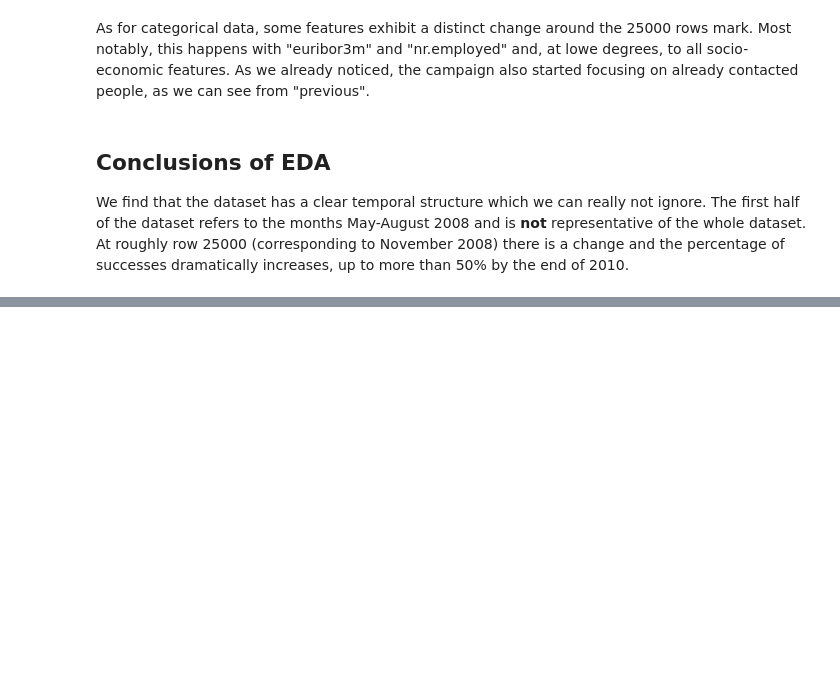
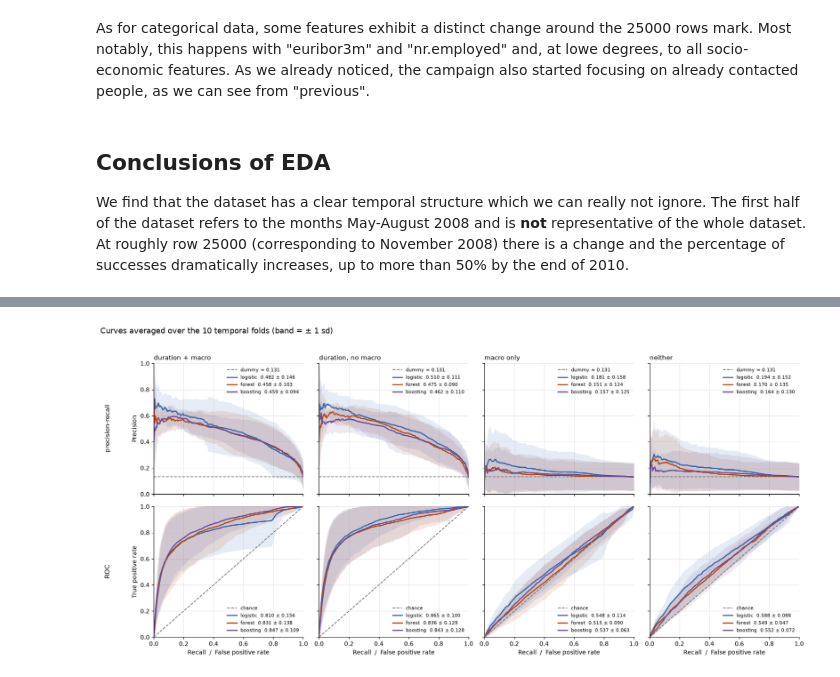
Before and after one commit to tommasocortopassi/bank-telemarketing-prediction, a Jupyter notebook: Bank_Marketing_Project.ipynb, the cells around one changed output, grey strips where cells are left out. Cells and saved outputs as stored; diff of their text form; code cells hidden in the pictures; blank space fills up the shorter version.

Commit message:
Add models (temporal splits) and draft final sections

```diff
--- a/Bank_Marketing_Project.ipynb
+++ b/Bank_Marketing_Project.ipynb
@@ -733,0 +673,92 @@ plt.show()
+# %%
+DURATION = ["duration"]
+CLIENT_NUM = [c for c in NUMERICAL if c not in ECONOMIC + DURATION]
+
+FEATURE_SETS = {
+    "duration + macro":   CLIENT_NUM + DURATION + ECONOMIC,   #benchmark only
+    "duration, no macro": CLIENT_NUM + DURATION,              #benchmark only
+    "macro only":         CLIENT_NUM + ECONOMIC,              #deployable
+    "neither":            CLIENT_NUM,                         #deployable
+}
+DEPLOYABLE = ["macro only", "neither"]
+
+#Predictions are kept fold by fold, never concatenated: the models are trained on
+#different amounts of data and their probability scales differ a lot between folds
+#(fold 0 averages 0.84, fold 4 averages 0.03), so pooling them scrambles the ranking
+#and gives an AUC that does not match the per-fold mean.
+rows, curves = [], {}
+for set_name, num in FEATURE_SETS.items():
+    X = df[num + CATEGORICAL].iloc[idx_work]
+    for model_name, pipe in build_models(num, CATEGORICAL).items():
+        folds, roc, ap = [], [], []
+        for tr, te in cv.split(X, y_work.to_numpy()):
+            p = pipe.fit(X.iloc[tr], y_work.iloc[tr]).predict_proba(X.iloc[te])[:, 1]
+            yt = y_work.iloc[te].to_numpy()
+            folds.append((yt, p))
+            roc.append(roc_auc_score(yt, p))
+            ap.append(average_precision_score(yt, p))
+        curves[(set_name, model_name)] = folds
+        rows.append({"features": set_name, "model": model_name,
+                     "baseline": np.mean([yt.mean() for yt, _ in folds]),
+                     "ROC-AUC": np.mean(roc), "roc sd": np.std(roc, ddof=1),
+                     "PR-AUC": np.mean(ap), "pr sd": np.std(ap, ddof=1)})
+
+print(pd.DataFrame(rows).round(4).to_string(index=False))
+
+#--- curves, averaged over the folds -----------------------------------------------
+COLORS = {"logistic": "#3068b0", "forest": "#b8460e", "boosting": "#6a4c93"}
+REF, GRID = "0.45", np.linspace(0, 1, 200)
+
+fig, axes = plt.subplots(2, len(FEATURE_SETS), figsize=(4.2 * len(FEATURE_SETS), 8),
+                         sharex=True, sharey=True)
+for j, set_name in enumerate(FEATURE_SETS):
+    base = np.mean([yt.mean() for yt, _ in curves[(set_name, "dummy")]])
+    for row, kind in enumerate(("pr", "roc")):
+        ax = axes[row, j]
+        if kind == "pr":
+            ax.axhline(base, color=REF, ls="--", lw=1.3, label=f"dummy = {base:.3f}")
+        else:
+            ax.plot([0, 1], [0, 1], color=REF, ls="--", lw=1.3, label="chance")
+
+        for model in ("logistic", "forest", "boosting"):
+            ys, aucs = [], []
+            for yt, p in curves[(set_name, model)]:
+                if kind == "pr":
+                    pr, rc, _ = precision_recall_curve(yt, p)
+                    #recall comes out high->low from sklearn: reverse before interpolating
+                    ys.append(np.interp(GRID, rc[::-1], pr[::-1]))
+                    aucs.append(average_precision_score(yt, p))
+                else:
+                    fpr, tpr, _ = roc_curve(yt, p)
+                    ys.append(np.interp(GRID, fpr, tpr))
+                    aucs.append(roc_auc_score(yt, p))
+            ys = np.array(ys)
+            m, s = ys.mean(axis=0), ys.std(axis=0, ddof=1)
+            #the band is +-1 sd across the ten folds, not a confidence interval
+            ax.fill_between(GRID, m - s, m + s, color=COLORS[model], alpha=0.12, lw=0)
+            ax.plot(GRID, m, color=COLORS[model], lw=2,
+                    label=f"{model}  {np.mean(aucs):.3f} ± {np.std(aucs, ddof=1):.3f}")
+        if row == 1:
+            ax.set_xlabel("Recall  /  False positive rate")
+    axes[0, j].set_title(set_name, loc="left", fontsize=11)
+
+axes[0, 0].set_ylabel("Precision")
+axes[1, 0].set_ylabel("True positive rate")
+for row, ax_row in enumerate(axes):
+    for ax in ax_row:
+        ax.set_xlim(0, 1); ax.set_ylim(0, 1)
+        #PR falls to the right, ROC rises to the left: legend goes in the empty corner
+        ax.legend(frameon=False, fontsize=8,
+                  loc="upper right" if row == 0 else "lower right")
+        ax.grid(color="0.88", lw=0.6); ax.set_axisbelow(True)
+        for sp in ("top", "right"):
+            ax.spines[sp].set_visible(False)
+axes[0, 0].text(-0.33, 0.5, "precision-recall", transform=axes[0, 0].transAxes,
+                rotation=90, va="center", fontsize=11)
+axes[1, 0].text(-0.33, 0.5, "ROC", transform=axes[1, 0].transAxes,
+                rotation=90, va="center", fontsize=11)
+fig.suptitle("Curves averaged over the 10 temporal folds (band = ± 1 sd)",
+             x=0.01, ha="left", fontsize=13)
+fig.tight_layout(rect=(0.02, 0, 1, 0.96))
+plt.show()
+# %% [output]
@@ -733,0 +782 @@ plt.show()
+[figure, added]
```
Also changed, not shown: parts of 31 cells of this notebook.
